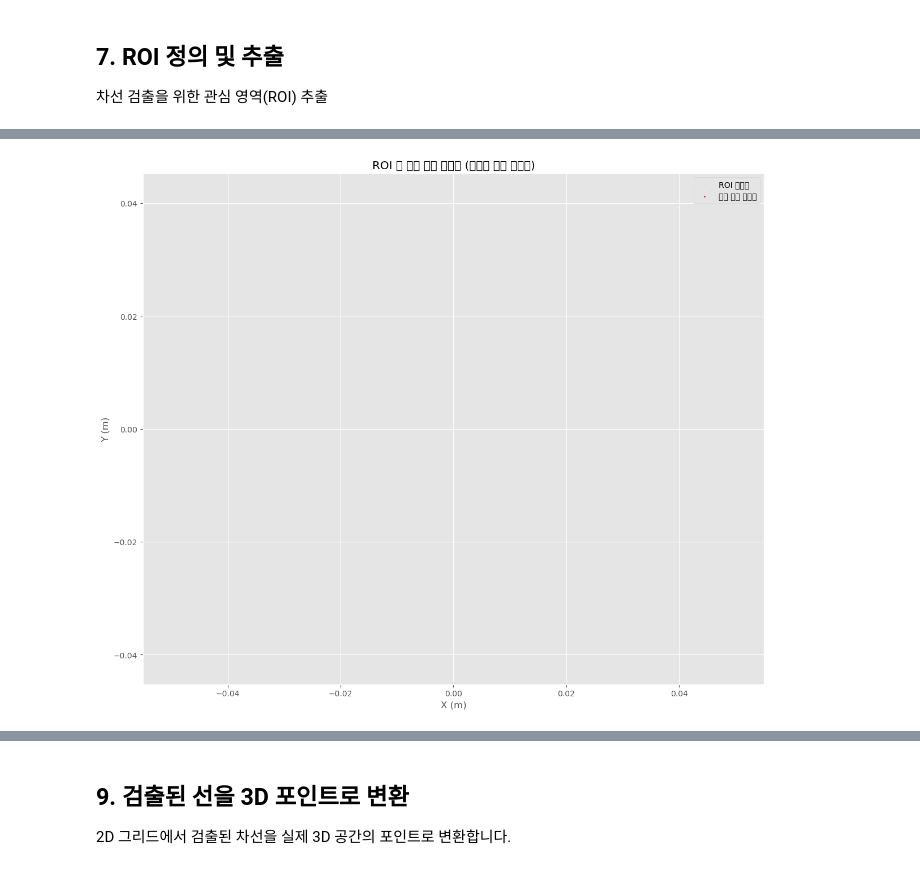
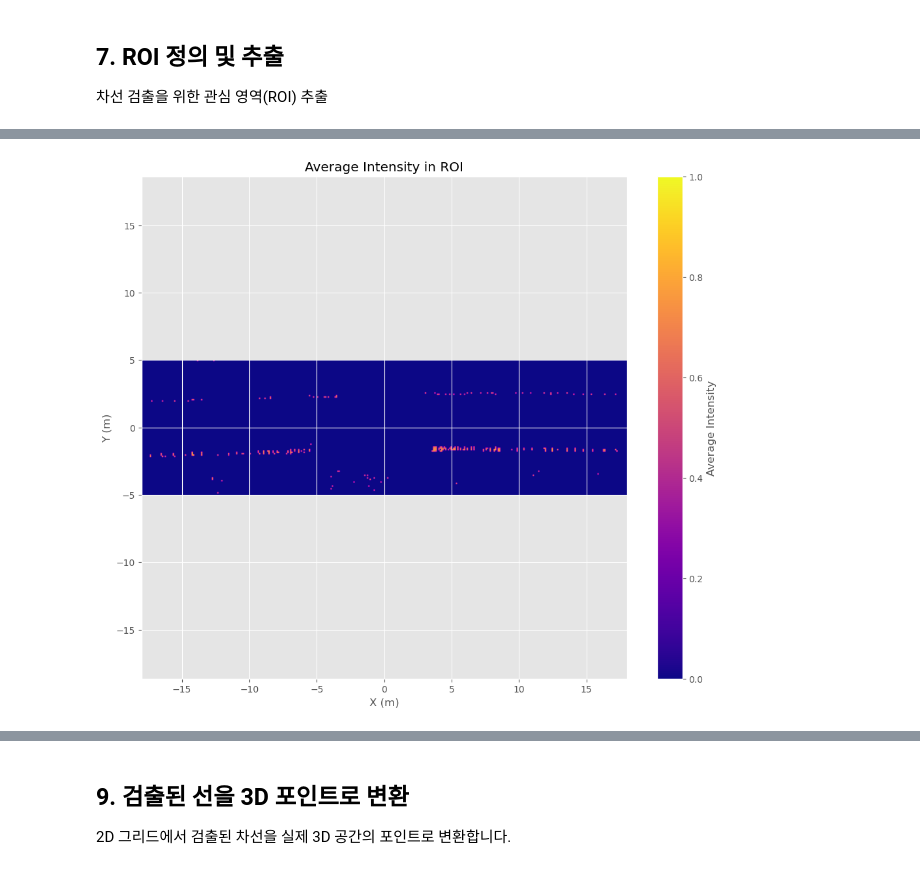
Before and after one commit to SeunghwanByun/autonomous-driving-lidar-demo, a Jupyter notebook: lecture1/03_lane_detection.ipynb, the cells around one changed output, grey strips where cells are left out. Cells and saved outputs as stored; diff of their text form; code cells hidden in the pictures.

Commit message:
Lane Detection 예제 코드 수정 (2)

```diff
--- a/lecture1/03_lane_detection.ipynb
+++ b/lecture1/03_lane_detection.ipynb
@@ -428,17 +428,14 @@ def extract_roi(points, roi_limits=None, intensity_threshold=None):
             'x_max': 40,     # 전방 40m
             'y_min': -10,    # 좌측 10m
             'y_max': 10,     # 우측 10m
-            'z_min': -0.2,   # 지면에서 약간 아래 (지면 변동 고려)
-            'z_max': 0.2     # 지면에서 약간 위 (차선 높이 고려)
         }
 
     # ROI 경계로 필터링
     mask_x = (points[:, 0] >= roi_limits['x_min']) & (points[:, 0] <= roi_limits['x_max'])
     mask_y = (points[:, 1] >= roi_limits['y_min']) & (points[:, 1] <= roi_limits['y_max'])
-    mask_z = (points[:, 2] >= roi_limits['z_min']) & (points[:, 2] <= roi_limits['z_max'])
 
     # 모든 조건을 만족하는 마스크
-    roi_mask = mask_x & mask_y & mask_z
+    roi_mask = mask_x & mask_y
 
     # 강도 필터링 (선택적)
     if intensity_threshold is not None:
@@ -450,78 +447,102 @@ def extract_roi(points, roi_limits=None, intensity_threshold=None):
 
     return roi_points, roi_mask
 
-# 6번 섹션에서 이미 추출한 ground_points에서 ROI 추출
 # ROI 영역 정의 (차량 기준)
+# 6번 섹션의 grid 범위보다 좁게 설정하여 전방 도로에 집중
 roi_limits = {
-    'x_min': 2,      # 차량 바로 앞 2m부터 (가까운 노이즈 제거)
-    'x_max': 30,     # 전방 30m까지
-    'y_min': -6,     # 좌측 6m
-    'y_max': 6,      # 우측 6m
-    'z_min': -0.2,   # 지면 기준 약간 아래
-    'z_max': 0.3     # 지면 기준 약간 위
+    'x_min': -18,      # 차량 바로 앞 2m부터 (가까운 노이즈 제거)
+    'x_max': 18,     # 전방 18m까지 (x_range 내에서 설정)
+    'y_min': -5,     # 좌측 5m (y_range 내에서 설정)
+    'y_max': 5,      # 우측 5m
 }
 
-# 로우 임계값도 사용 (5번 섹션의 intensity_threshold 활용)
-roi_intensity_threshold = intensity_threshold * 0.8  # 조금 더 낮은 임계값 적용
+# 이전 섹션에서 이미 추출한 high_intensity_points에서 ROI 추출
+# 강도 임계값은 이미 high_intensity_points에 적용되었으므로 여기서는 None으로 설정
+roi_points, roi_mask = extract_roi(high_intensity_points, roi_limits=roi_limits, intensity_threshold=None)
 
-# 지면 포인트에서 ROI 추출
-roi_points, roi_mask = extract_roi(ground_points, roi_limits=roi_limits, intensity_threshold=roi_intensity_threshold)
-
-print(f"전체 지면 포인트 수: {ground_points.shape[0]}")
-print(f"ROI 내 포인트 수: {roi_points.shape[0]}")
-print(f"ROI 포인트 비율: {roi_points.shape[0] / ground_points.shape[0] * 100:.2f}%")
+print(f"전체 High Intensity 수: {high_intensity_points.shape[0]}")
+print(f"ROI 내 High Intensity 포인트 수: {roi_points.shape[0]}")
+print(f"ROI 포인트 비율: {roi_points.shape[0] / high_intensity_points.shape[0] * 100:.2f}%")
 
 # ROI 시각화
 plt.figure(figsize=(12, 10))
 
-# 전체 지면 포인트 (흐리게 표시)
-plt.scatter(ground_points[:, 0], ground_points[:, 1], c='gray', s=0.5, alpha=0.3, label='지면 포인트')
+# 전체 고강도 포인트 (흐리게 표시)
+plt.scatter(high_intensity_points[:, 0], high_intensity_points[:, 1], c='lightgray', s=0.5, alpha=0.3, label='Total High Intensity Points')
 
 # ROI 포인트 (강조 표시)
 plt.scatter(roi_points[:, 0], roi_points[:, 1], c=roi_points[:, 3],
-           cmap='plasma', s=1.0, label='ROI 포인트')
+           cmap='plasma', s=1.0, label='Point in ROI')
 
 # 차량 위치 표시
-plt.scatter(0, 0, c='red', s=50, marker='x', label='차량 위치')
+plt.scatter(0, 0, c='red', s=50, marker='x', label='Vehicle Location')
 
 # ROI 영역 테두리 표시
 roi_rectangle = plt.Rectangle((roi_limits['x_min'], roi_limits['y_min']),
                              roi_limits['x_max'] - roi_limits['x_min'],
                              roi_limits['y_max'] - roi_limits['y_min'],
                              fill=False, edgecolor='blue', linestyle='--', linewidth=2,
-                             label='ROI 영역')
+                             label='ROI Area')
 plt.gca().add_patch(roi_rectangle)
 
 # 축 설정
 plt.xlabel('X (m)')
 plt.ylabel('Y (m)')
-plt.title('차선 검출을 위한 ROI 추출')
+plt.title('Extract ROI for Lane Detection')
 plt.legend()
 plt.grid(True)
 plt.axis('equal')
-plt.xlim(-5, 35)
-plt.ylim(-10, 10)
+plt.xlim(x_range[0], x_range[1])  # 6번 섹션과 동일한 축 범위 사용
+plt.ylim(y_range[0], y_range[1])
 
 plt.colorbar(label='Intensity')
 plt.tight_layout()
 plt.show()
 
-# 고강도 포인트 시각화 (ROI 내에서)
-high_intensity_mask_roi = roi_points[:, 3] > roi_intensity_threshold
-high_intensity_points_roi = roi_points[high_intensity_mask_roi]
+# ROI 그리드 생성 (6번 섹션 코드 기반)
+# ROI 영역에 맞는 그리드 범위 설정
+roi_x_range = (roi_limits['x_min'], roi_limits['x_max'])
+roi_y_range = (roi_limits['y_min'], roi_limits['y_max'])
 
+# ROI 그리드 차원 계산
+roi_x_bins = int((roi_x_range[1] - roi_x_range[0]) / grid_size)
+roi_y_bins = int((roi_y_range[1] - roi_y_range[0]) / grid_size)
+
+# 초기화
+roi_intensity_grid = np.zeros((roi_y_bins, roi_x_bins))
+roi_count_grid = np.zeros((roi_y_bins, roi_x_bins))
+
+# ROI 포인트를 그리드에 매핑
+for point in roi_points:
+    x, y, z, intensity = point
+
+    # 범위 밖 포인트 무시
+    if x < roi_x_range[0] or x >= roi_x_range[1] or y < roi_y_range[0] or y >= roi_y_range[1]:
+        continue
+
+    # 그리드 인덱스 계산
+    x_idx = int((x - roi_x_range[0]) / grid_size)
+    y_idx = int((y - roi_y_range[0]) / grid_size)
+
+    # 각 셀에 강도값 누적
+    roi_intensity_grid[y_idx, x_idx] += intensity
+    roi_count_grid[y_idx, x_idx] += 1
+
+# 평균 강도 계산 (0으로 나누기 방지)
+with np.errstate(divide='ignore', invalid='ignore'):
+    roi_avg_intensity_grid = np.divide(roi_intensity_grid, roi_count_grid)
+    roi_avg_intensity_grid = np.nan_to_num(roi_avg_intensity_grid)  # NaN을 0으로 변환
+
+# ROI 강도 그리드 시각화
 plt.figure(figsize=(12, 10))
-plt.scatter(roi_points[:, 0], roi_points[:, 1], c='lightgray', s=0.5, alpha=0.5, label='ROI 포인트')
-plt.scatter(high_intensity_points_roi[:, 0], high_intensity_points_roi[:, 1], c='red', s=2.0, label='높은 강도 포인트')
+plt.imshow(roi_avg_intensity_grid, origin='lower',
+          extent=[roi_x_range[0], roi_x_range[1], roi_y_range[0], roi_y_range[1]],
+          cmap='plasma', vmin=0, vmax=1)
+plt.colorbar(label='Average Intensity')
 plt.xlabel('X (m)')
 plt.ylabel('Y (m)')
-plt.title('ROI 내 높은 강도 포인트 (잠재적 차선 포인트)')
+plt.title('Average Intensity in ROI')
 plt.axis('equal')
 plt.grid(True)
-plt.legend()
-plt.tight_layout()
 plt.show()
-
-print(f"ROI 내 높은 강도 포인트 수: {high_intensity_points_roi.shape[0]}")
-print(f"비율: {high_intensity_points_roi.shape[0] / roi_points.shape[0] * 100:.2f}%")
 # %% [output]
@@ -532 +553 @@ ROI 포인트 비율: 0.00%
-[figure, old version]
+[figure, new version]
```
Also changed, not shown: parts of 11 cells of this notebook.
